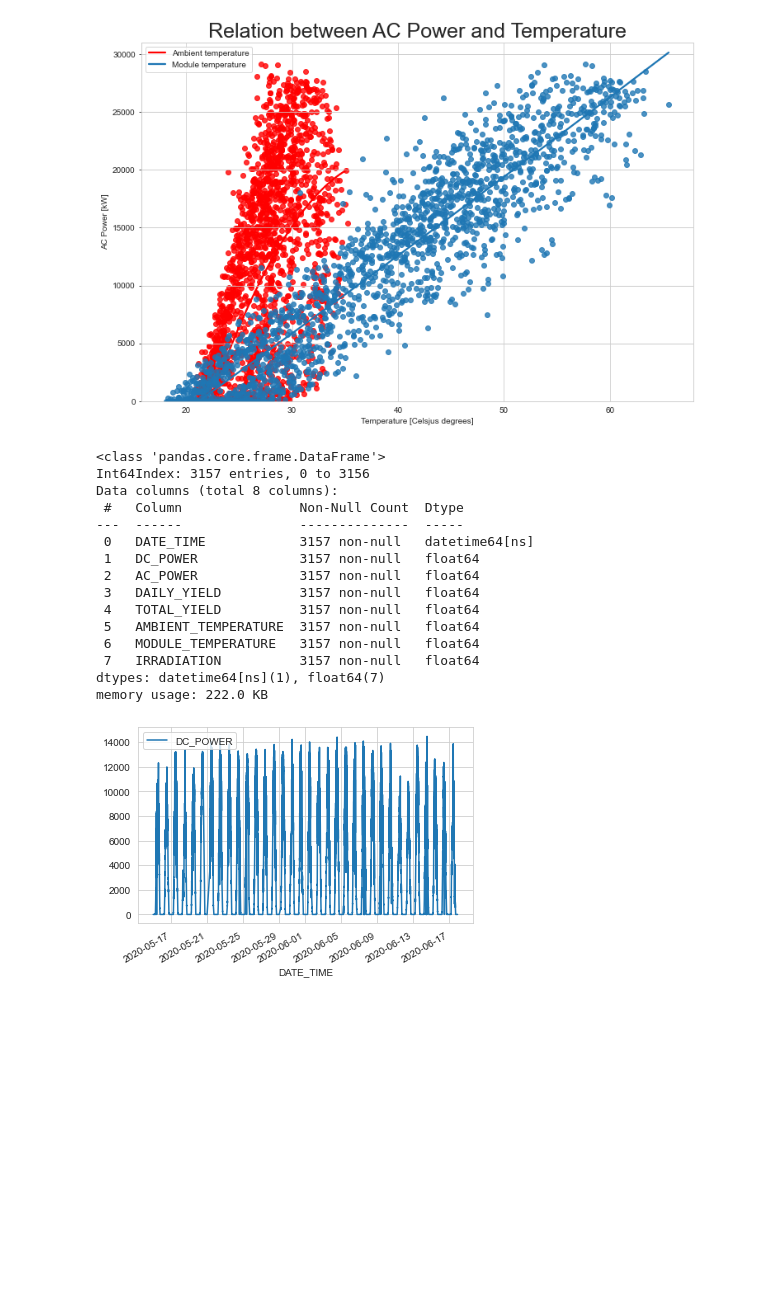
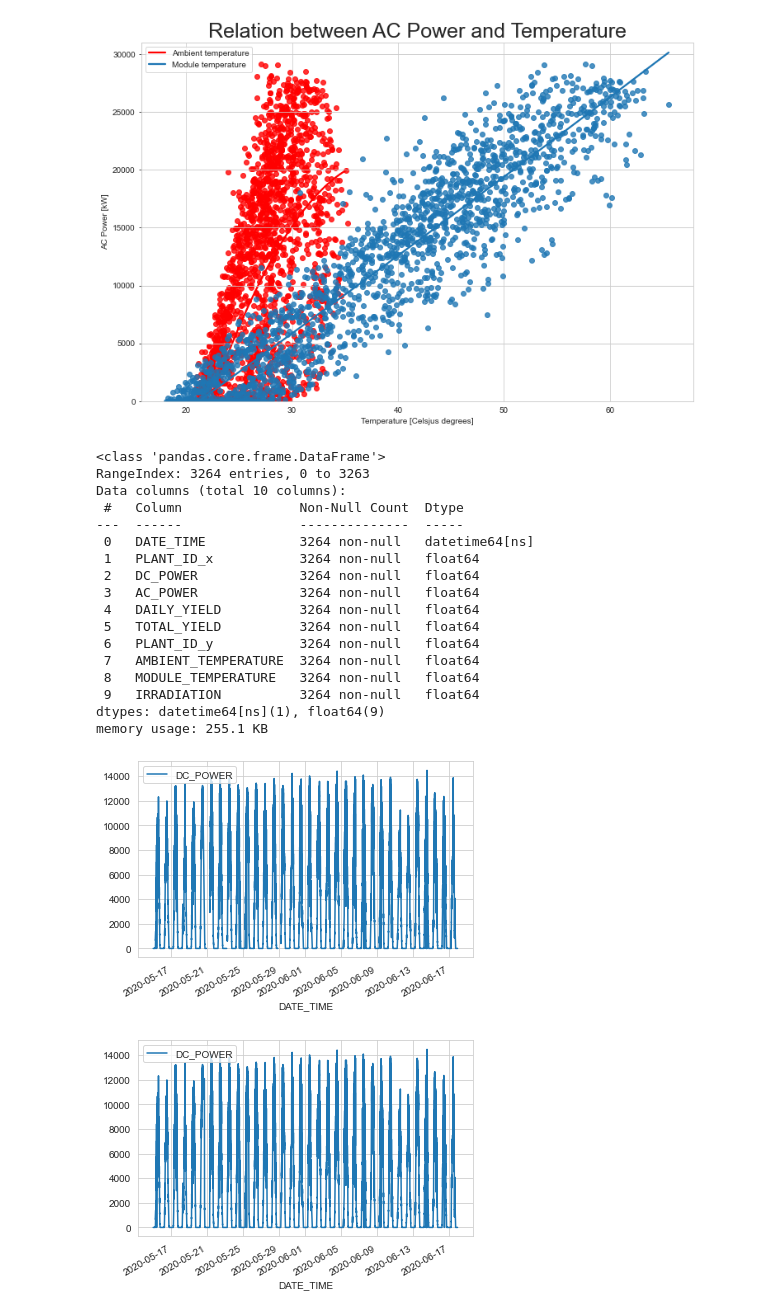
Before and after one commit to karolinaprzewoznik/Energy_EDA, a Jupyter notebook: SOLAR_POWER_PROJECT.ipynb, the cells around one changed output. Cells and saved outputs as stored; diff of their text form; code cells hidden in the pictures; blank space fills up the shorter version.

```diff
--- a/SOLAR_POWER_PROJECT.ipynb
+++ b/SOLAR_POWER_PROJECT.ipynb
@@ -88,29 +85,36 @@ plt.show()
 #delete regression from the plot and change legend
 # %% [output]
 [figure]
-# %%
-z.info()
-# %% [output]
-<class 'pandas.core.frame.DataFrame'>
-Int64Index: 3157 entries, 0 to 3156
-Data columns (total 8 columns):
- #   Column               Non-Null Count  Dtype
----  ------               --------------  -----
- 0   DATE_TIME            3157 non-null   datetime64[ns]
- 1   DC_POWER             3157 non-null   float64
- 2   AC_POWER             3157 non-null   float64
- 3   DAILY_YIELD          3157 non-null   float64
- 4   TOTAL_YIELD          3157 non-null   float64
- 5   AMBIENT_TEMPERATURE  3157 non-null   float64
- 6   MODULE_TEMPERATURE   3157 non-null   float64
- 7   IRRADIATION          3157 non-null   float64
-dtypes: datetime64[ns](1), float64(7)
-memory usage: 222.0 KB
 # %%
-to_train = generation.merge(weather, on='DATE_TIME', how='outer')
+to_train = generation.merge(weather, on='DATE_TIME', how='outer',sort=True)
+to_train.plot(x='DATE_TIME', y='DC_POWER') #missing data
+periods = (to_train.loc[to_train.index[-1], 'DATE_TIME'] - to_train.loc[0, 'DATE_TIME'])
+periods = periods.total_seconds()/(60*15)+1
+all_freq = pd.DataFrame(pd.date_range('2020-05-15', periods=periods, freq='15min'))
+all_freq.columns = ['DATE_TIME']
+to_train = all_freq.merge(to_train, how='outer', on='DATE_TIME')
 to_train.interpolate(method ='ffill', inplace = True)
-to_train.plot(x='DATE_TIME', y='DC_POWER')
-to_train = to_train.sort_values('DATE_TIME').reset_index()
+to_train.plot(x='DATE_TIME', y='DC_POWER') #no missing data
+to_train = to_train.groupby('DATE_TIME').mean().reset_index()
+to_train.info()
 # %% [output]
+<class 'pandas.core.frame.DataFrame'>
+RangeIndex: 3264 entries, 0 to 3263
+Data columns (total 10 columns):
+ #   Column               Non-Null Count  Dtype
+---  ------               --------------  -----
+ 0   DATE_TIME            3264 non-null   datetime64[ns]
+ 1   PLANT_ID_x           3264 non-null   float64
+ 2   DC_POWER             3264 non-null   float64
+ 3   AC_POWER             3264 non-null   float64
+ 4   DAILY_YIELD          3264 non-null   float64
+ 5   TOTAL_YIELD          3264 non-null   float64
+ 6   PLANT_ID_y           3264 non-null   float64
+ 7   AMBIENT_TEMPERATURE  3264 non-null   float64
+ 8   MODULE_TEMPERATURE   3264 non-null   float64
+ 9   IRRADIATION          3264 non-null   float64
+dtypes: datetime64[ns](1), float64(9)
+memory usage: 255.1 KB
-[figure, old version]
+[figure, new version]
+[figure, added]
 # %%
```
Also changed, not shown: parts of 17 cells of this notebook.
